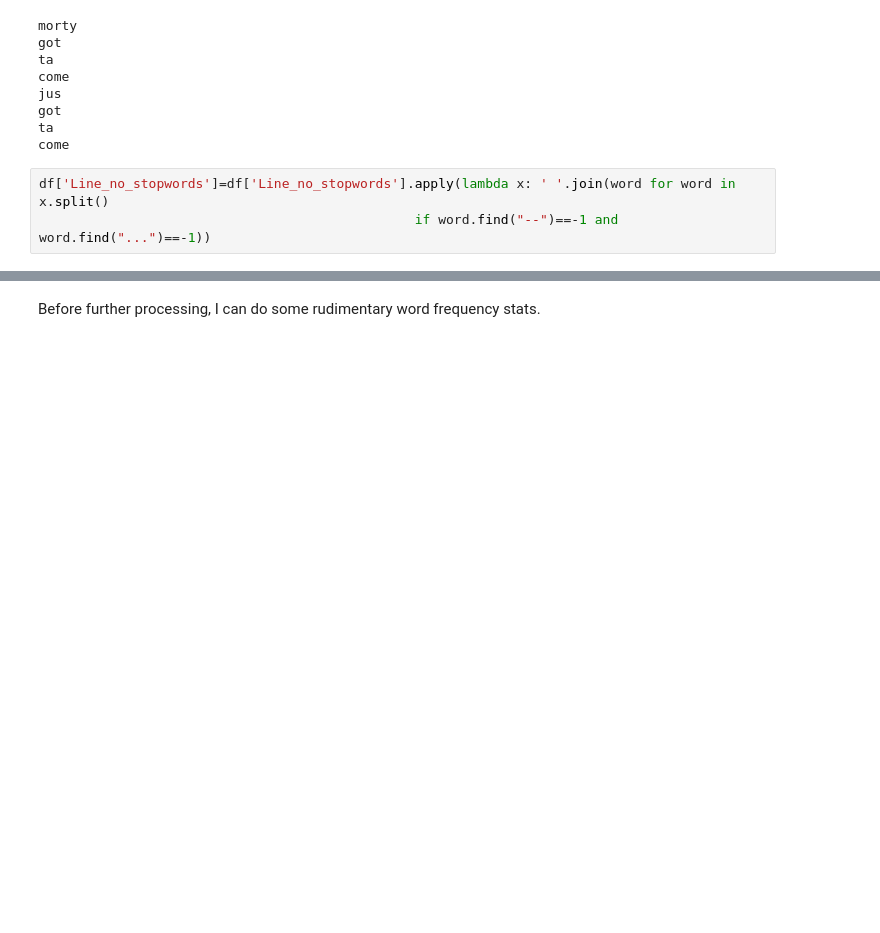
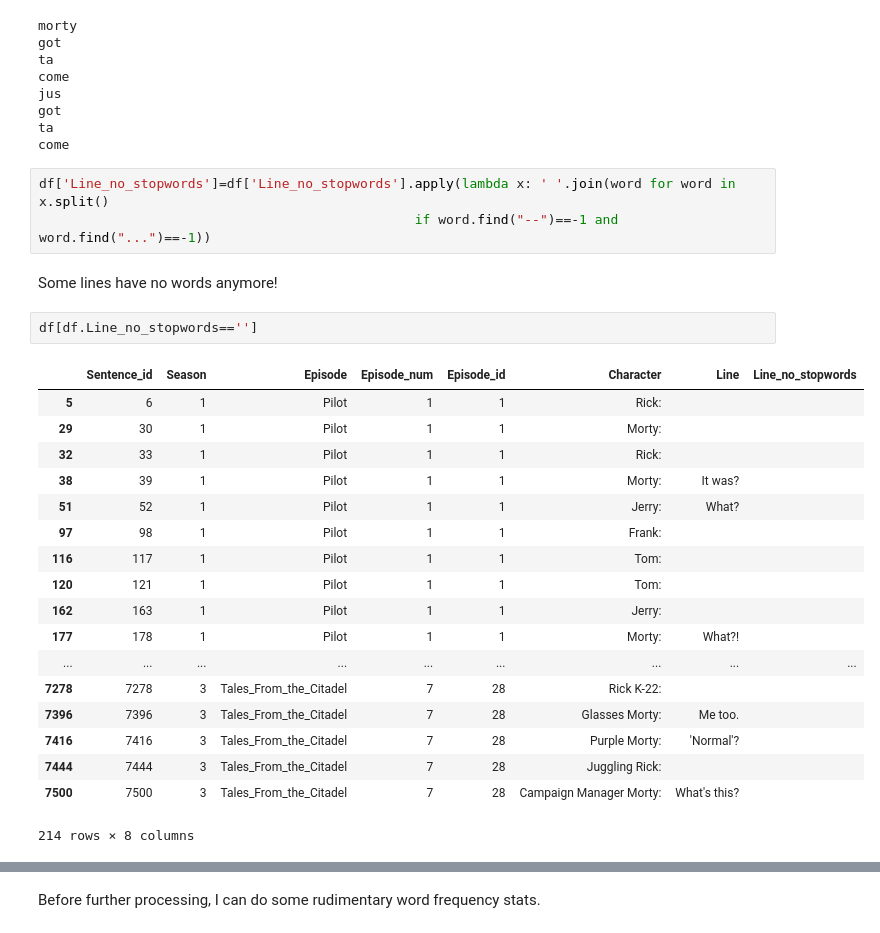
Before and after one commit to mccormd1/RandM_Transcript_Sentiment_Analysis, a Jupyter notebook: RandM_Words_and_NLP.ipynb, the cells around one changed output, grey strips where cells are left out. Cells and saved outputs as stored; diff of their text form; blank space fills up the shorter version.

```diff
--- a/RandM_Words_and_NLP.ipynb
+++ b/RandM_Words_and_NLP.ipynb
@@ -564,3 +564,26 @@ come
 # %%
 df['Line_no_stopwords']=df['Line_no_stopwords'].apply(lambda x: ' '.join(word for word in x.split()
                                                 if word.find("--")==-1 and word.find("...")==-1))
+# %% [markdown]
+Some lines have no words anymore!
+# %%
+df[df.Line_no_stopwords=='']
+# %% [output]
+|  | Sentence_id | Season | Episode | Episode_num | Episode_id | Character | Line | Line_no_stopwords |
+| 5 | 6 | 1 | Pilot | 1 | 1 | Rick: |  |  |
+| 29 | 30 | 1 | Pilot | 1 | 1 | Morty: |  |  |
+| 32 | 33 | 1 | Pilot | 1 | 1 | Rick: |  |  |
+| 38 | 39 | 1 | Pilot | 1 | 1 | Morty: | It was? |  |
+| 51 | 52 | 1 | Pilot | 1 | 1 | Jerry: | What? |  |
+| 97 | 98 | 1 | Pilot | 1 | 1 | Frank: |  |  |
+| 116 | 117 | 1 | Pilot | 1 | 1 | Tom: |  |  |
+| 120 | 121 | 1 | Pilot | 1 | 1 | Tom: |  |  |
+| 162 | 163 | 1 | Pilot | 1 | 1 | Jerry: |  |  |
+| 177 | 178 | 1 | Pilot | 1 | 1 | Morty: | What?! |  |
+| ... | ... | ... | ... | ... | ... | ... | ... | ... |
+| 7278 | 7278 | 3 | Tales_From_the_Citadel | 7 | 28 | Rick K-22: |  |  |
+| 7396 | 7396 | 3 | Tales_From_the_Citadel | 7 | 28 | Glasses Morty: | Me too. |  |
+| 7416 | 7416 | 3 | Tales_From_the_Citadel | 7 | 28 | Purple Morty: | 'Normal'? |  |
+| 7444 | 7444 | 3 | Tales_From_the_Citadel | 7 | 28 | Juggling Rick: |  |  |
+| 7500 | 7500 | 3 | Tales_From_the_Citadel | 7 | 28 | Campaign Manager Morty: | What's this? |  |
+214 rows × 8 columns
```
Also changed, not shown: parts of 36 cells of this notebook.
